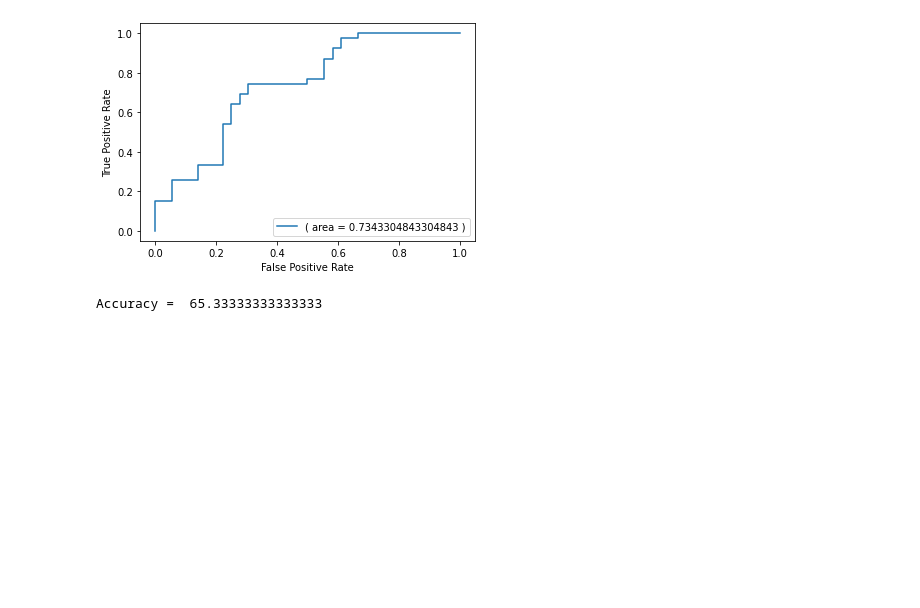
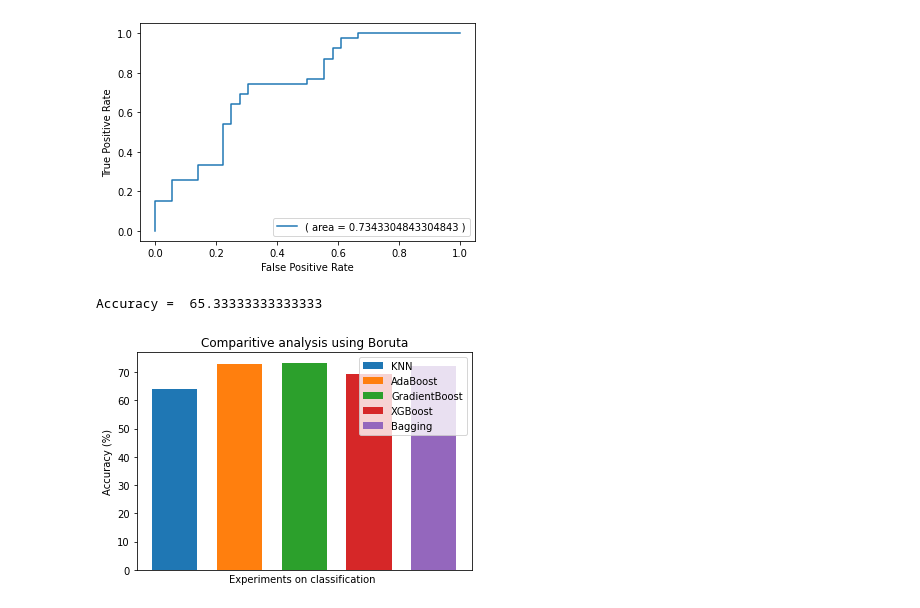
Before and after one commit to Thasneem-vazim/Depression-detection-30-features-with-collected-dataset-, a Jupyter notebook: Using_Select_K_Best.ipynb, the cells around one changed output. Drawn from its saved outputs; the diff is of its cells as text; code cells hidden in the pictures; blank space fills up the shorter version.

```diff
--- a/Using_Select_K_Best.ipynb
+++ b/Using_Select_K_Best.ipynb
@@ -657,3 +657,34 @@ prediction=NB.predict(X_testSelectedFeature)
 print('Accuracy = ', metrics.accuracy_score(y_test, y2_predict_test)*100)
 # %% [output]
 Accuracy =  65.33333333333333
+# %%
+# Import Library
+import numpy as np
+import matplotlib.pyplot as plt
+
+# Define Data
+data3 = ['SelectKBest']
+xvals = [64]
+yvals = [73]
+zvals = [73.333]
+avals = [69.333]
+bvals = [72.0]
+
+x_axis = np.arange(len(data3))
+
+# Multi bar Chart
+plt.bar(x_axis +0.1, xvals, width=0.07, label = 'KNN')
+plt.bar(x_axis +0.1*2, yvals, width=0.07, label = 'AdaBoost')
+plt.bar(x_axis +0.1*3, zvals, width=0.07, label = 'GradientBoost')
+plt.bar(x_axis +0.1*4, avals, width=0.07, label = 'XGBoost')
+plt.bar(x_axis +0.1*5, bvals, width=0.07, label = 'Bagging')
+
+# Xticks
+plt.xticks(x_axis,data3)
+plt.ylabel("Accuracy (%)")
+plt.xlabel("Experiments on classification ")
+plt.title("Comparitive analysis using Boruta")
+plt.legend()
+plt.show()
+# %% [output]
+[figure, added]
```
